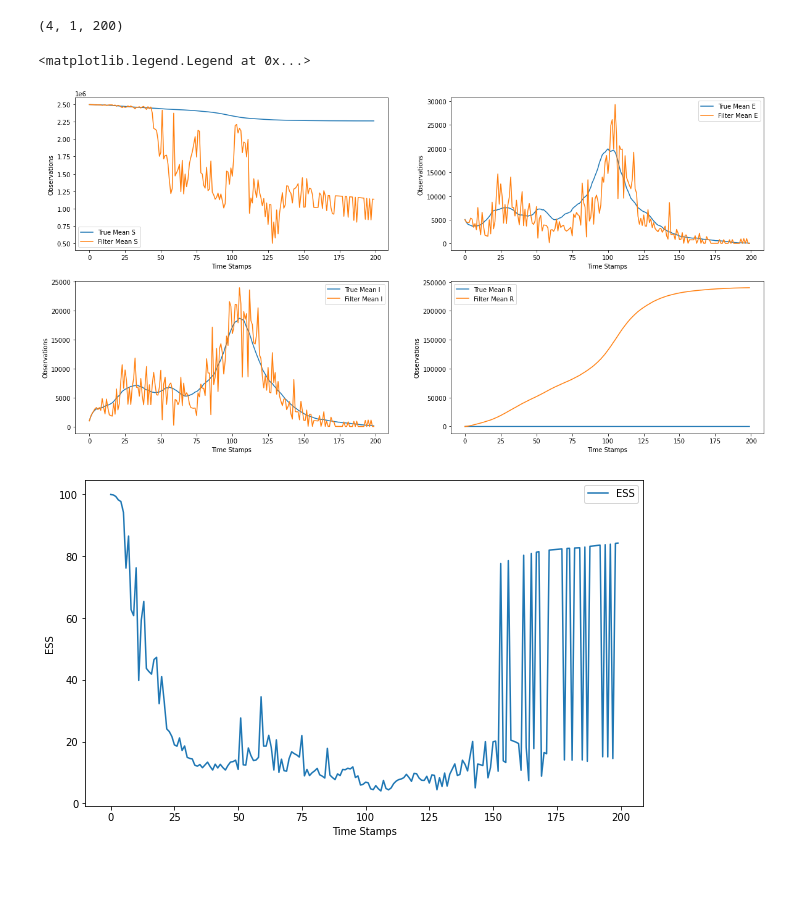
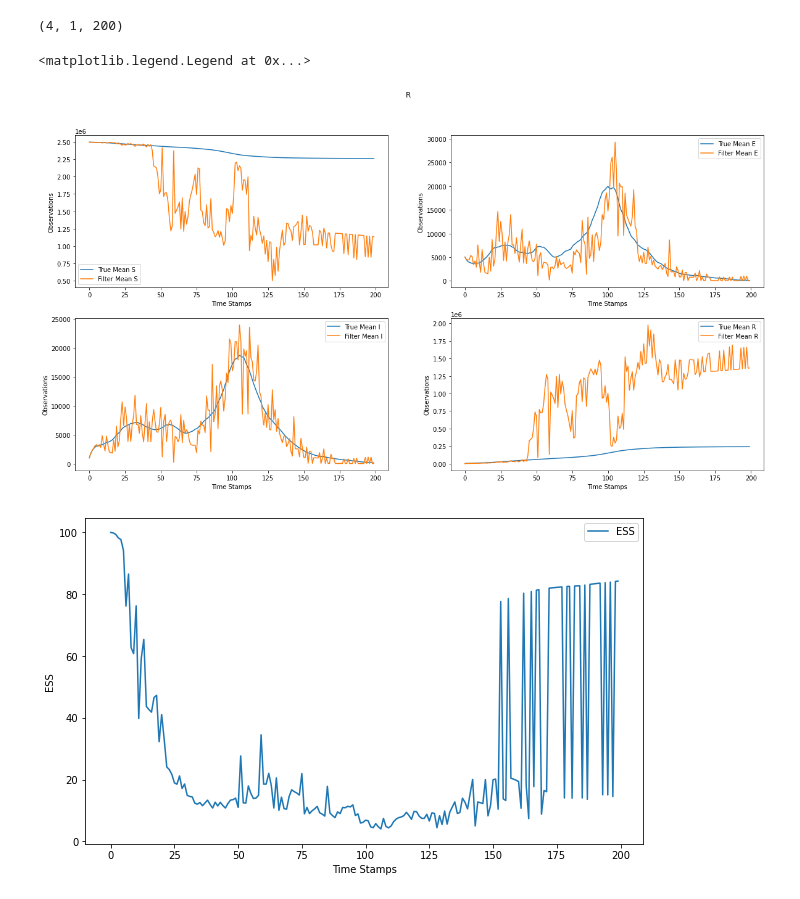
Before and after one commit to amannayak/Time-Series-and-Sequence-Analysis, a Jupyter notebook: Task 3/tssl_lab3.ipynb, the cells around one changed output. Cells and saved outputs as stored; diff of their text form; code cells hidden in the pictures; blank space fills up the shorter version.

```diff
--- a/Task 3/tssl_lab3.ipynb
+++ b/Task 3/tssl_lab3.ipynb
@@ -126,6 +128,7 @@ plt.show()
 
 fig, axs = plt.subplots(2, 2 , figsize=(20, 10))
 #plot for alpha
+Rsim2
 for i in range(4):
     for j in range(10):
         if (i == 0):
@@ -139,9 +142,9 @@ for i in range(4):
             axs[1, 0].set_title('Infectious')
         elif (i == 3):
             RSim = population_size - (simModel_alpha[0,j,:] + simModel_alpha[1,j,:] + simModel_alpha[2,j,:])
-            if j == 2 :
-                Rsim2 = RSim   # 4th component is of Z not R so we can compute using population size assumed initally population_size = 2500000 , since
-                               #going to select this so saving this one only instead of whole np array
+#             if j == 2 :
+#                 Rsim2 = RSim   # 4th component is of Z not R so we can compute using population size assumed initally population_size = 2500000 , since
+#                                #going to select this so saving this one only instead of whole np array
             axs[1,1].plot(np.arange(200), RSim , label = ("Trej" + str(i)) )
             axs[1, 1].set_title('Recovered')
 
@@ -191,7 +194,8 @@ def exp_norm(logwgt):
     wgt = np.exp(logwgt)/NormWt
 
     #subtracting max weight
-    logZ = np.log(NormWt) - logwgt[np.argmax(logwgt)]
+    logZ = np.log(NormWt)
+    #- logwgt[np.argmax(logwgt)]
     return wgt, logZ
 
 def ESS(wgt):
@@ -263,37 +267,39 @@ plt.subplots(figsize=(20, 10))
 plt.subplot(2,2,1)
 plt.plot(np.arange(200), simModel_alpha[0,2,:] , label = "True Mean S")
 plt.plot(np.arange(200), SeqImpSamp.alpha_filt[0,0,:] , label = "Filter Mean S")
 plt.xlabel("Time Stamps")
 plt.ylabel("Observations")
 plt.legend()
 
 
 plt.subplot(2,2,2)
 plt.plot(np.arange(200), simModel_alpha[1,2,:] , label = "True Mean E")
 plt.plot(np.arange(200), SeqImpSamp.alpha_filt[1,0,:] , label = "Filter Mean E")
 plt.xlabel("Time Stamps")
 plt.ylabel("Observations")
 # fig.suptitle("E")
 plt.legend()
 
 plt.subplot(2,2,3)
 plt.plot(np.arange(200), simModel_alpha[2,2,:] , label = "True Mean I")
 plt.plot(np.arange(200), SeqImpSamp.alpha_filt[2,0,:] , label = "Filter Mean I")
 plt.xlabel("Time Stamps")
 plt.ylabel("Observations")
 # plt.suptitle("I")
 plt.legend()
 
 plt.subplot(2,2,4)
-plt.plot(np.arange(200), simModel_alpha[3,2,:] , label = "True Mean R")
-plt.plot(np.arange(200), Rsim2 , label = "Filter Mean R")
+R_TrueMean = (np.ones(200) * 2500000) - (simModel_alpha[0,2,:] + simModel_alpha[1,2,:] + simModel_alpha[3,2,:])
+plt.plot(np.arange(200), R_TrueMean , label = "True Mean R")
+RsimFilter = (np.ones(200) * 2500000) - (SeqImpSamp.alpha_filt[0,0,:] + SeqImpSamp.alpha_filt[1,0,:] + SeqImpSamp.alpha_filt[2,0,:])
+plt.plot(np.arange(200), RsimFilter , label = "Filter Mean R")
 plt.xlabel("Time Stamps")
 plt.ylabel("Observations")
-# plt.suptitle("R")
+plt.suptitle("R")
 plt.legend()
 # %% [output]
 <matplotlib.legend.Legend at 0x...>
-[figure, old version]
+[figure, new version]
 # %%
 plt.plot(np.arange(200), SeqImpSamp.N_eff , label = "ESS")
 plt.xlabel("Time Stamps")
```
Also changed, not shown: parts of 10 cells of this notebook, 5 other files.
